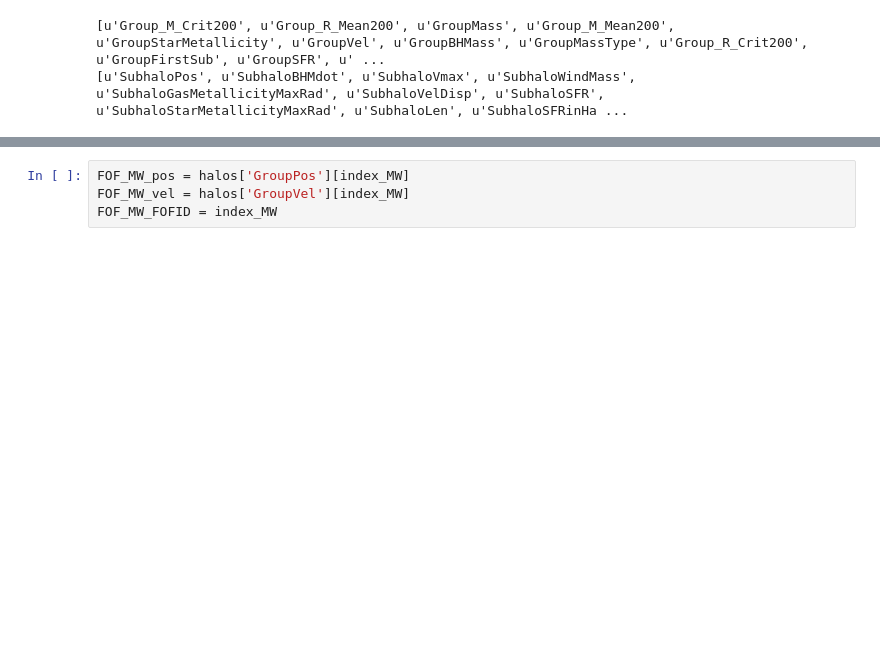
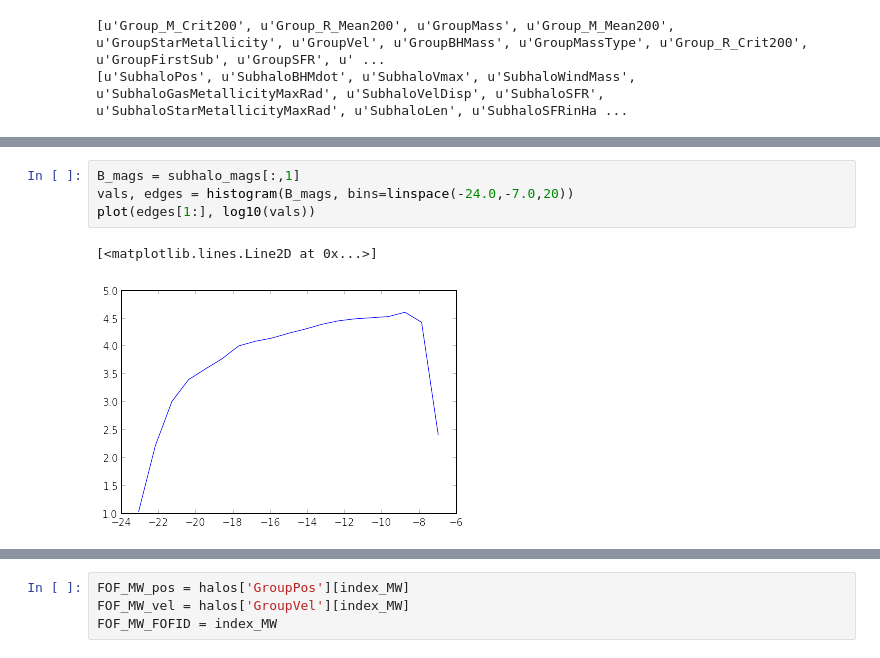
Before and after one commit to astroandes/IllustrisLG, a Jupyter notebook: code/CatalogCuts.ipynb, the cells around one changed output, grey strips where cells are left out. Saved outputs shown, nothing was run; the diff lists cells and outputs as text; blank space fills up the shorter version.

```diff
--- a/code/CatalogCuts.ipynb
+++ b/code/CatalogCuts.ipynb
@@ -36,3 +42,10 @@ subhalo_grnr = subhalos['SubhaloGrNr']
+# %%
+B_mags = subhalo_mags[:,1]
+vals, edges = histogram(B_mags, bins=linspace(-24.0,-7.0,20))
+plot(edges[1:], log10(vals))
+# %% [output]
+[<matplotlib.lines.Line2D at 0x...>]
+[figure, added]
 # %%
 #MW mass range
 index_MW = where((halo_M_crit200>50.0) & (halo_M_crit200<500.0))
```
Also changed, not shown: parts of 15 cells of this notebook.
